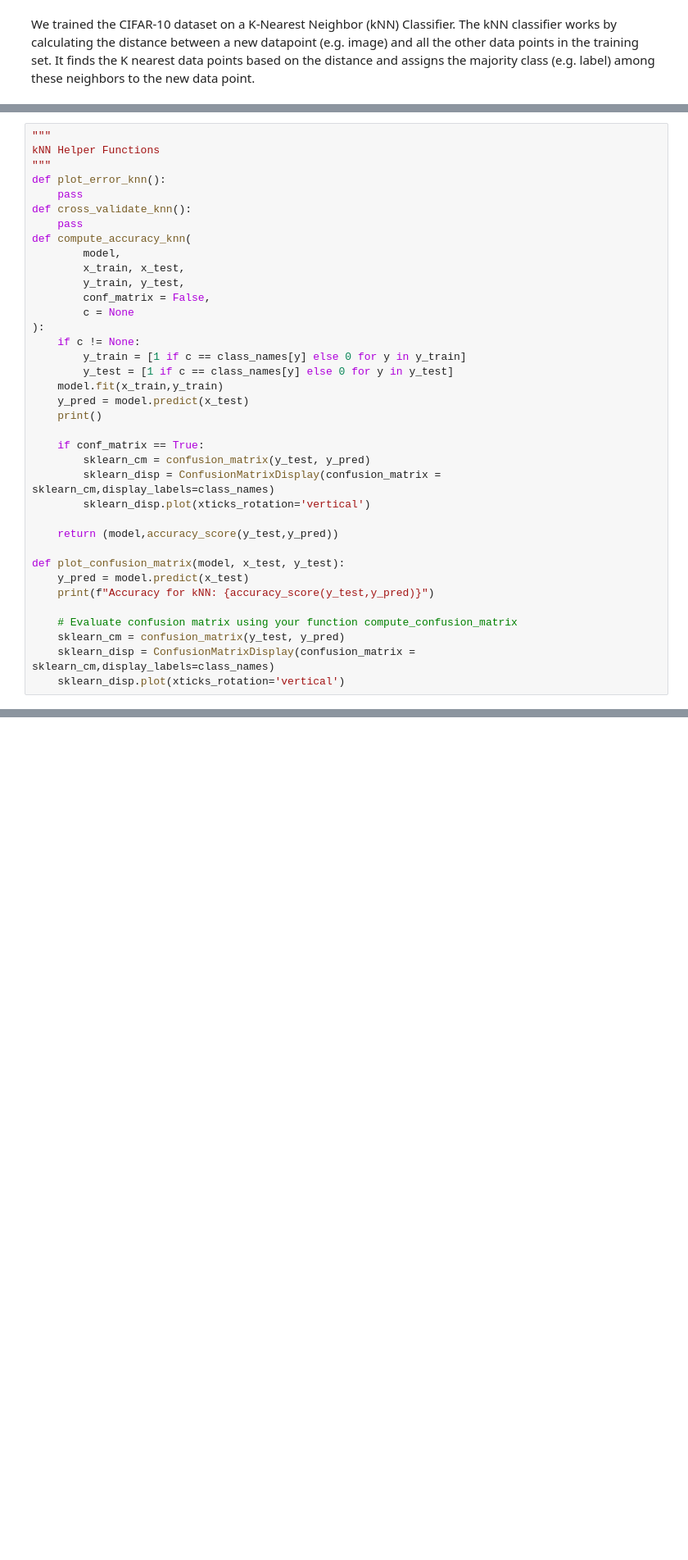
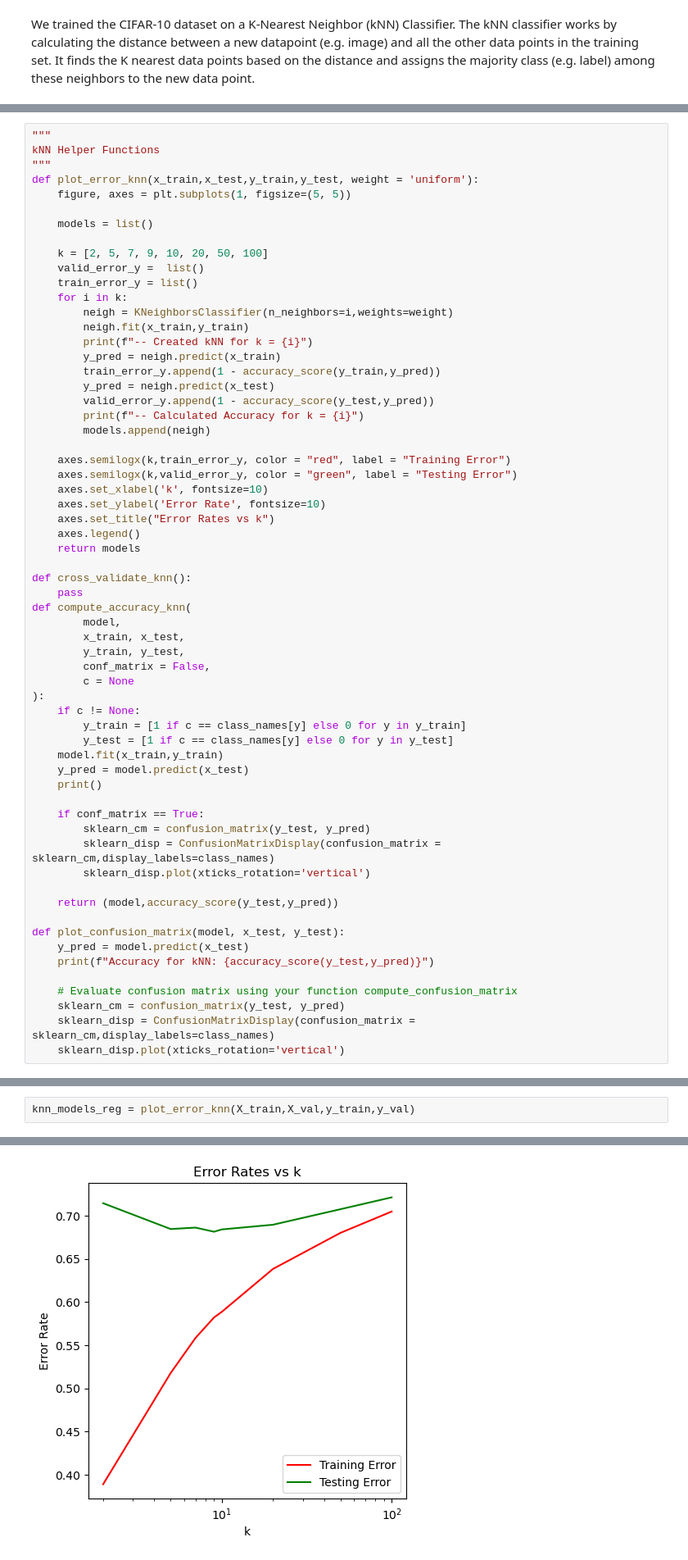
Before and after one commit to CY12-bit/cs178-cifar-10, a Jupyter notebook: Project Report.ipynb, the cells around one changed output, grey strips where cells are left out. Shown at 82% size. Drawn from its saved outputs; the diff is of its cells as text; blank space fills up the shorter version.

Commit message:
Conducted more testing on kNN

```diff
--- a/Project Report.ipynb
+++ b/Project Report.ipynb
@@ -198,8 +169,33 @@ def gridSearch_knn(param_grid, cv, scoring, x, y, c = None):
 """
 kNN Helper Functions
 """
-def plot_error_knn():
-    pass
+def plot_error_knn(x_train,x_test,y_train,y_test, weight = 'uniform'):
+    figure, axes = plt.subplots(1, figsize=(5, 5))
+
+    models = list()
+
+    k = [2, 5, 7, 9, 10, 20, 50, 100]
+    valid_error_y =  list()
+    train_error_y = list()
+    for i in k:
+        neigh = KNeighborsClassifier(n_neighbors=i,weights=weight)
+        neigh.fit(x_train,y_train)
+        print(f"-- Created kNN for k = {i}")
+        y_pred = neigh.predict(x_train)
+        train_error_y.append(1 - accuracy_score(y_train,y_pred))
+        y_pred = neigh.predict(x_test)
+        valid_error_y.append(1 - accuracy_score(y_test,y_pred))
+        print(f"-- Calculated Accuracy for k = {i}")
+        models.append(neigh)
+
+    axes.semilogx(k,train_error_y, color = "red", label = "Training Error")
+    axes.semilogx(k,valid_error_y, color = "green", label = "Testing Error")
+    axes.set_xlabel('k', fontsize=10)
+    axes.set_ylabel('Error Rate', fontsize=10)
+    axes.set_title("Error Rates vs k")
+    axes.legend()
+    return models
+
 def cross_validate_knn():
     pass
 def compute_accuracy_knn(
@@ -267,0 +271,3 @@ model1 = grid.best_estimator_
+# %%
+knn_models_reg = plot_error_knn(X_train,X_val,y_train,y_val)
+# %% [output]
@@ -267,0 +290 @@ model1 = grid.best_estimator_
+[figure, added]
```
Also changed, not shown: parts of 39 cells of this notebook, 5 other files.
